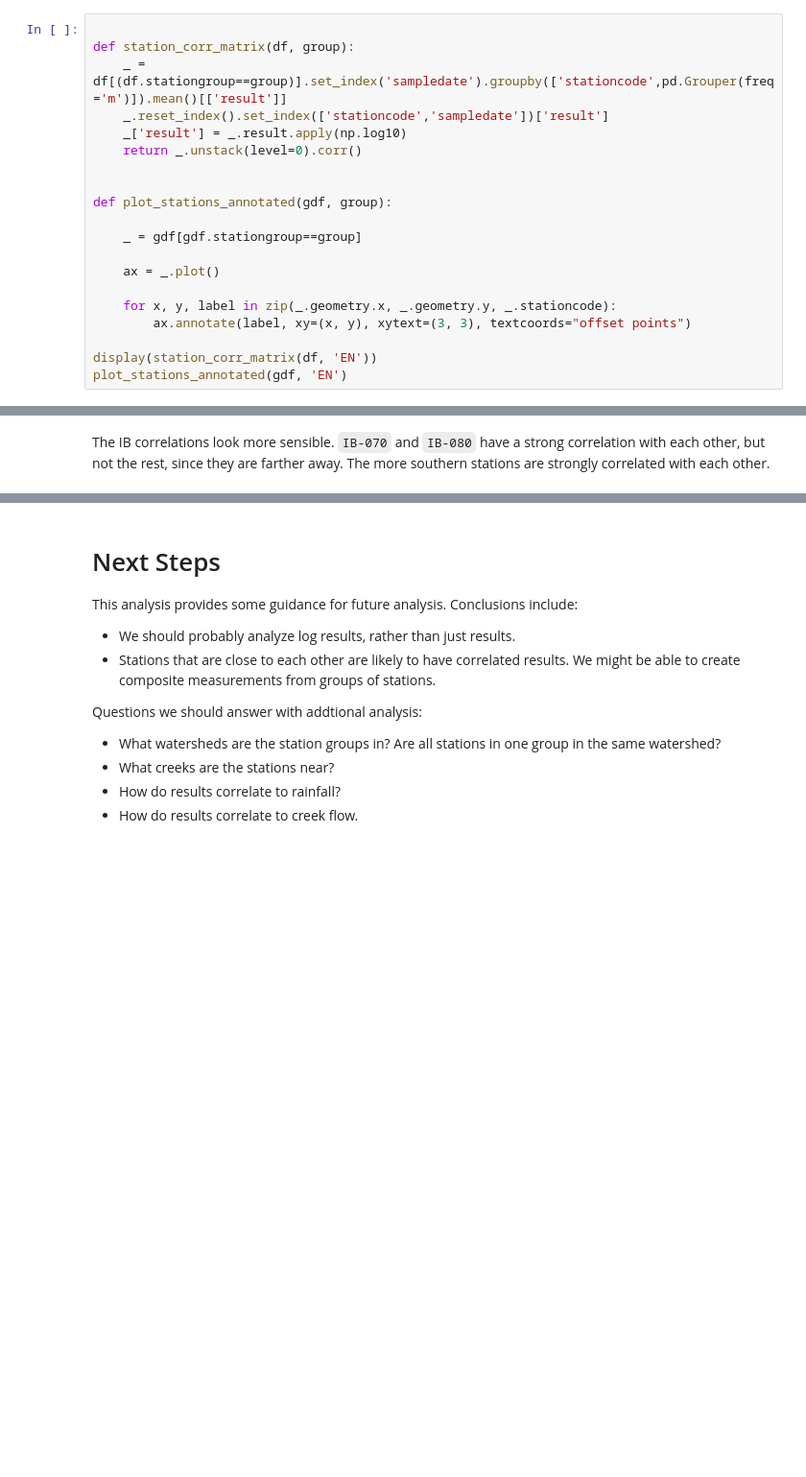
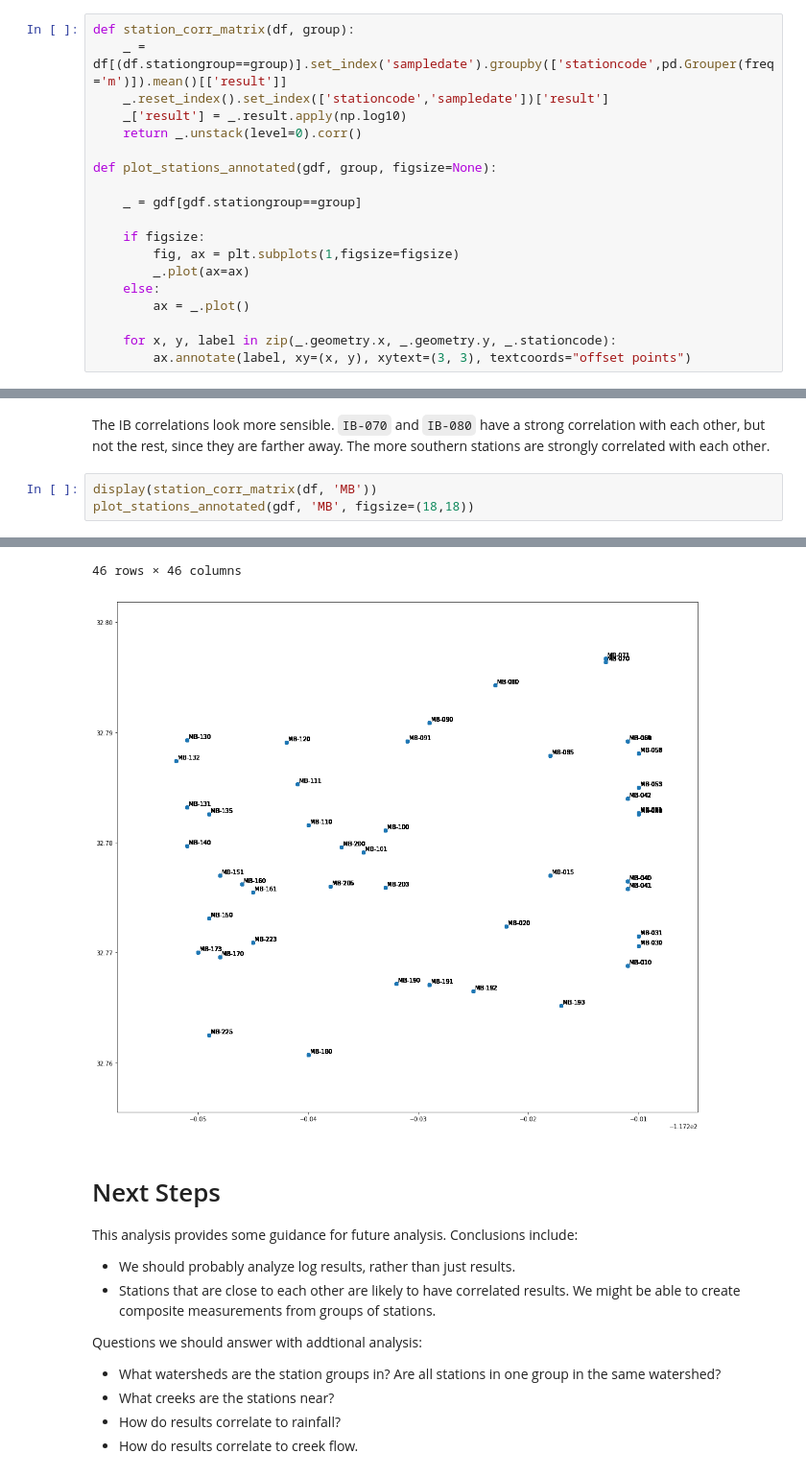
Before and after one commit to san-diego-water-quality/ericbusboom, a Jupyter notebook: Beachwatch station correlations.ipynb, the cells around one changed output, grey strips where cells are left out. Shown at 96% size. Cells and saved outputs as stored; diff of their text form; blank space fills up the shorter version.

```diff
--- a/Beachwatch station correlations.ipynb
+++ b/Beachwatch station correlations.ipynb
@@ -269,22 +269,21 @@ pd.DataFrame([ (group, mean_correlation(df, group,'log_result') ) for group in g
 # %% [markdown]
 I don' know that it's technical better, but the log results corelation are more like what we'd expect, with strong connections for EN and IB. TJ and SC have few readings on few datasets, so they should be ignored,  but the correlations on the others are stronger for the log results.
 # %%
-
 def station_corr_matrix(df, group):
     _ = df[(df.stationgroup==group)].set_index('sampledate').groupby(['stationcode',pd.Grouper(freq='m')]).mean()[['result']]
     _.reset_index().set_index(['stationcode','sampledate'])['result']
     _['result'] = _.result.apply(np.log10)
     return _.unstack(level=0).corr()
 
-
-def plot_stations_annotated(gdf, group):
+def plot_stations_annotated(gdf, group, figsize=None):
 
     _ = gdf[gdf.stationgroup==group]
 
-    ax = _.plot()
+    if figsize:
+        fig, ax = plt.subplots(1,figsize=figsize)
+        _.plot(ax=ax)
+    else:
+        ax = _.plot()
 
     for x, y, label in zip(_.geometry.x, _.geometry.y, _.stationcode):
         ax.annotate(label, xy=(x, y), xytext=(3, 3), textcoords="offset points")
-
-display(station_corr_matrix(df, 'EN'))
-plot_stations_annotated(gdf, 'EN')
@@ -318,3 +320,7 @@ plot_stations_annotated(gdf, 'IB')
 [figure]
 # %% [markdown]
 The IB correlations look more sensible. ``IB-070`` and ``IB-080`` have a strong correlation with each other, but not the rest, since they are farther away. The more southern stations are strongly correlated with each other.
+# %%
+display(station_corr_matrix(df, 'MB'))
+plot_stations_annotated(gdf, 'MB', figsize=(18,18))
+# %% [output]
@@ -321,3 +346,5 @@ The IB correlations look more sensible. ``IB-070`` and ``IB-080`` have a strong
+46 rows × 46 columns
+[figure, added]
 # %% [markdown]
 # Next Steps
 
```
Also changed, not shown: parts of 5 cells of this notebook, 2 other files.
